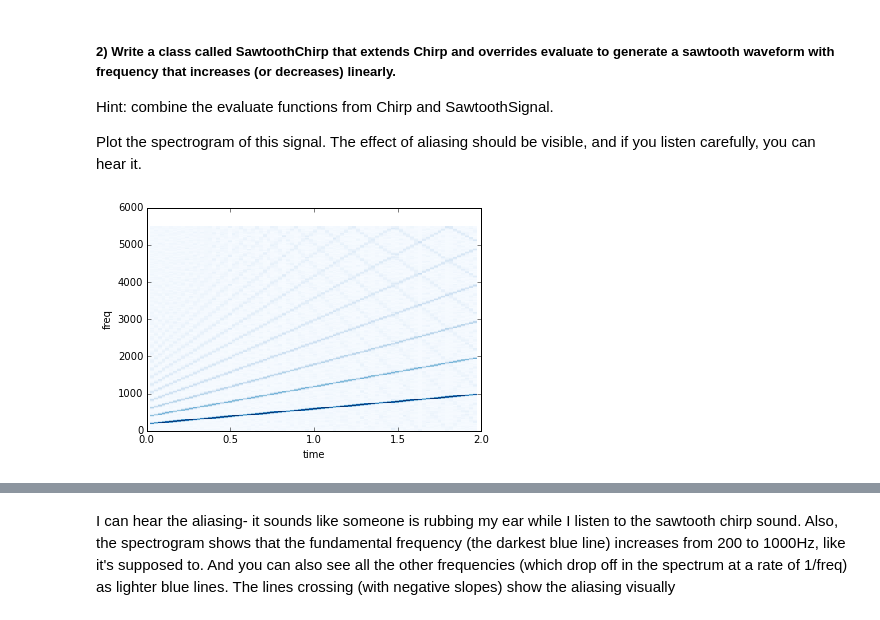
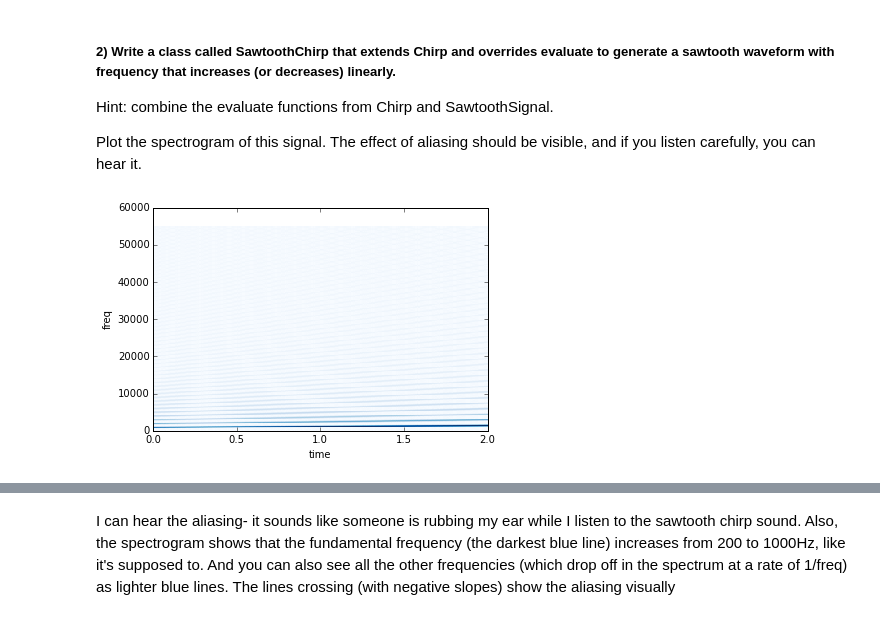
Before and after one commit to ndhanushkodi/ThinkDSP, a Jupyter notebook: code/ps02.ipynb, the cells around one changed output, grey strips where cells are left out. Drawn from its saved outputs; the diff is of its cells as text; code cells hidden in the pictures.

```diff
--- a/code/ps02.ipynb
+++ b/code/ps02.ipynb
@@ -71,27 +71,27 @@ Plot the spectrogram of this signal. The effect of aliasing should be visible, a
 # %%
 PI2 = numpy.pi*2
 class SawtoothChirp(thinkdsp.Chirp):
     """Represents a sawtooth signal."""
 
     def _evaluate(self, ts, freqs):
         """Evaluates the signal at the given times.
 
         ts: float array of times
 
         returns: float wave array
         """
         dts = numpy.diff(ts)
         dphis = PI2 * freqs * dts
         phases = numpy.cumsum(dphis)
 
         cycles = phases / PI2
         frac, _ = numpy.modf(cycles)
         ys = thinkdsp.normalize(thinkdsp.unbias(frac), self.amp)
         return ys
 
-sawChirp = SawtoothChirp(start= 200, end= 1000)
-sawWave = sawChirp.make_wave(duration = 2, framerate=11025)
+sawChirp = SawtoothChirp(start= 1000, end= 1500)
+sawWave = sawChirp.make_wave(duration = 2, framerate=110250)
 sawWave.make_spectrogram(seg_length = 512).plot()
 thinkplot.config(xlabel = 'time', ylabel = 'freq')
 # %% [output]
-[figure, old version]
+[figure, new version]
```
Also changed, not shown: parts of 4 cells of this notebook, 1 other file.
